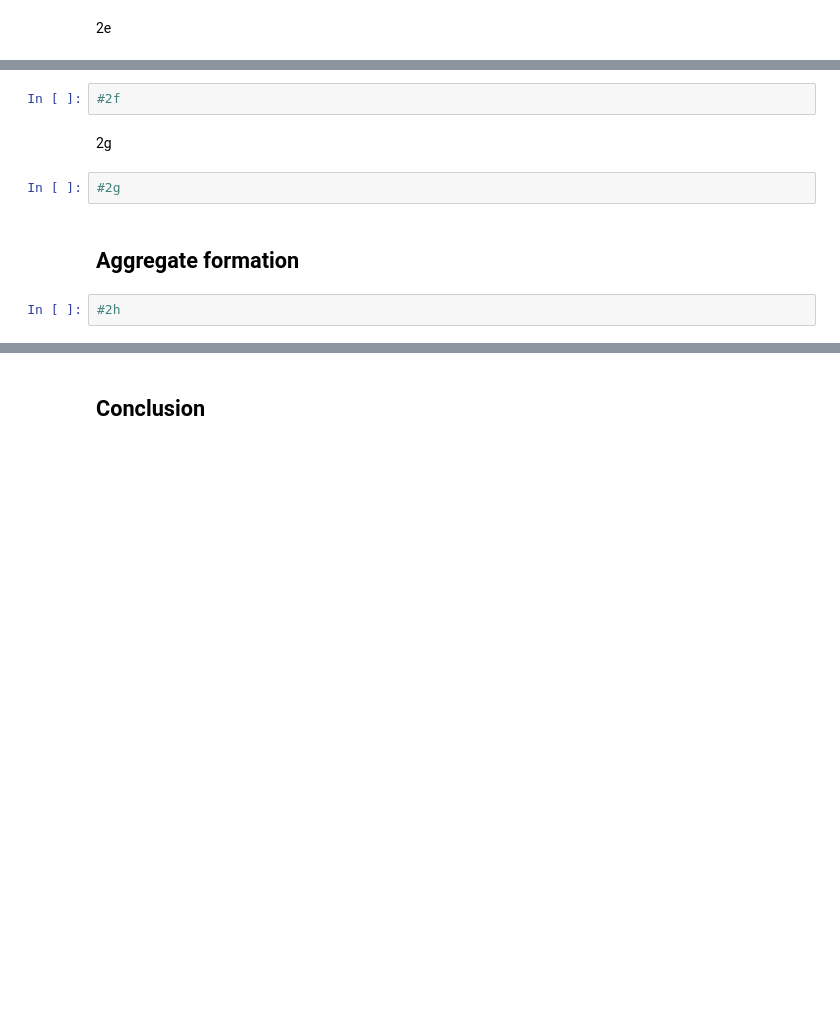
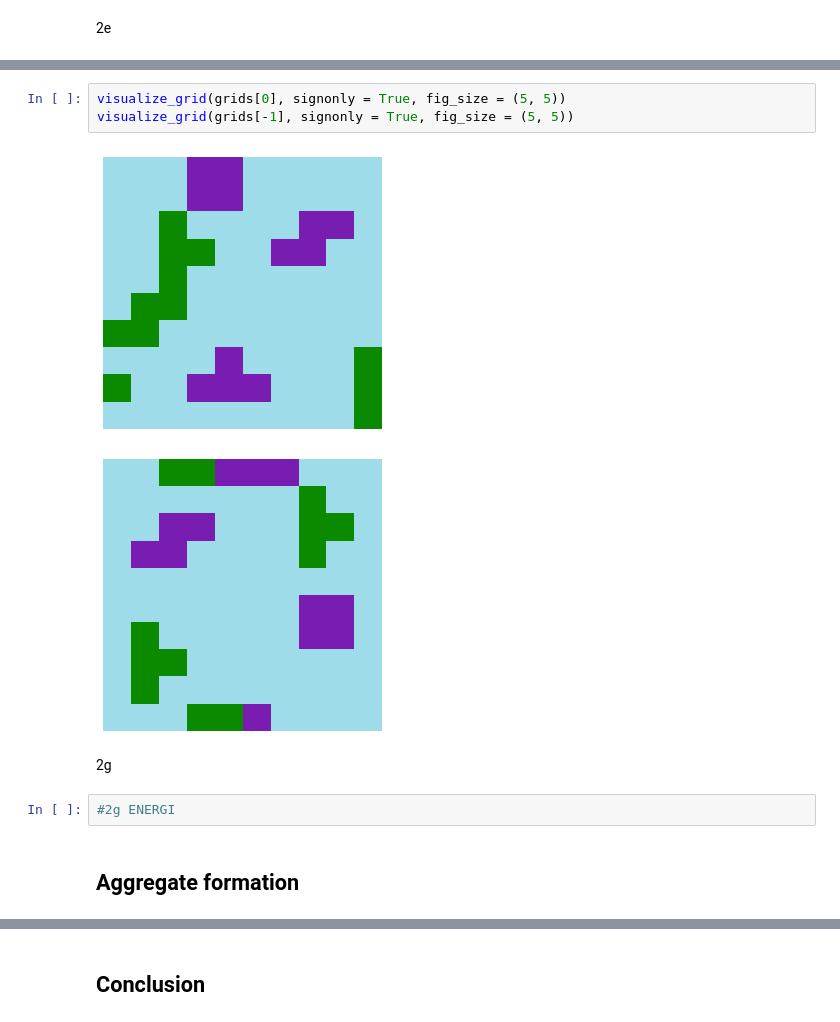
Before and after one commit to otkulseng/vitberProsjekt, a Jupyter notebook: Prosjekt1.ipynb, the cells around one changed output, grey strips where cells are left out. Saved outputs shown, nothing was run; the diff lists cells and outputs as text; blank space fills up the shorter version.

```diff
--- a/Prosjekt1.ipynb
+++ b/Prosjekt1.ipynb
@@ -886,11 +755,13 @@ print(e[0], e[-1])
 </tr></table>
-# %%
-#2f
+# %%
+visualize_grid(grids[0], signonly = True, fig_size = (5, 5))
+visualize_grid(grids[-1], signonly = True, fig_size = (5, 5))
+# %% [output]
+[figure, added]
+[figure, added]
 # %% [markdown]
 2g
 # %%
-#2g
+#2g ENERGI
 # %% [markdown]
 ## Aggregate formation <a class="anchor" id="aggregate"></a>
-# %%
-#2h
```
Also changed, not shown: parts of 27 cells of this notebook, 16 other files.
